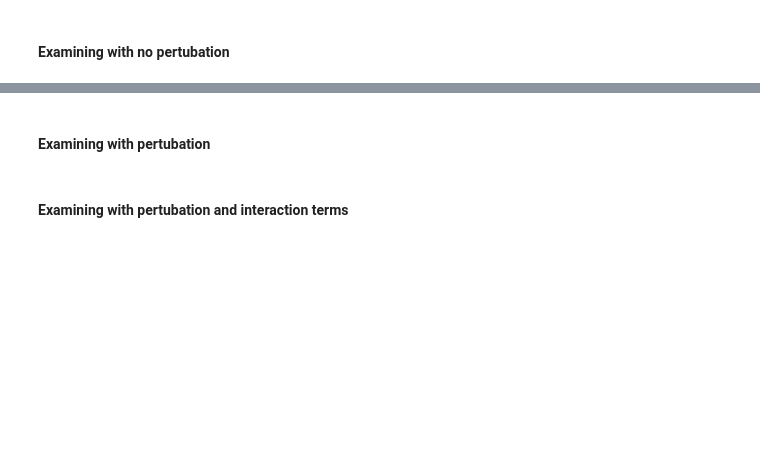
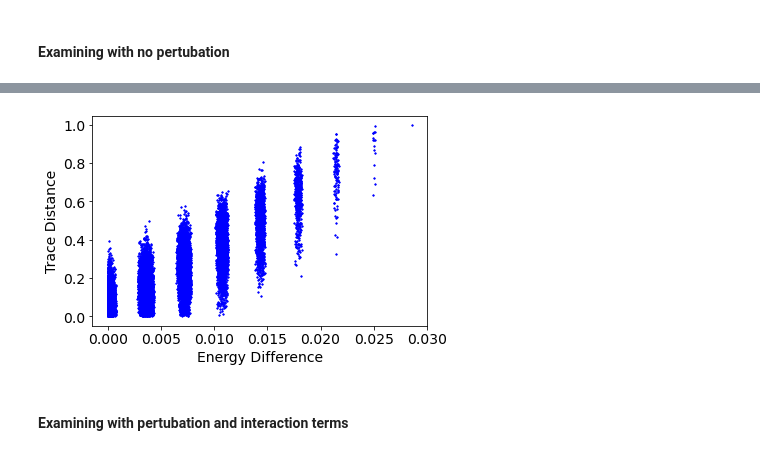
Before and after one commit to oliverimc/MSci-Project-Quantum-Thermalisation, a Jupyter notebook: MastersThermalisation.ipynb, the cells around one changed output, grey strips where cells are left out. Saved outputs shown, nothing was run; the diff lists cells and outputs as text; code cells hidden in the pictures; blank space fills up the shorter version.

```diff
--- a/MastersThermalisation.ipynb
+++ b/MastersThermalisation.ipynb
@@ -136,10 +264,13 @@ H4 = self_interaction + epsilon*external_interaction + epsilon**2*perturbation
 xs,ys = energy_trace_compare_p(H2,1,proc=processors)
 # %%
 plt.clf()
-plt.scatter(xs,ys,s=5)
-plt.xlabel("Energy Difference")
-plt.ylabel("Trace Distance")
-plt.savefig(f"only_ext_{n}")
+plt.scatter(xs,ys,s=1, c="b")
+plt.xlabel("Energy Difference" ,fontsize=14)
+plt.ylabel("Trace Distance",fontsize=14)
+plt.xticks(fontsize=14)
+plt.yticks(fontsize=14)
+plt.gcf().subplots_adjust(bottom=0.15)
+plt.savefig("H2EnVTr8S",dpi=400)
 plt.show()
+# %% [output]
+[figure, added]
-# %% [markdown]
-#### Examining with pertubation
```
Also changed, not shown: parts of 47 cells of this notebook, 1 other file.
